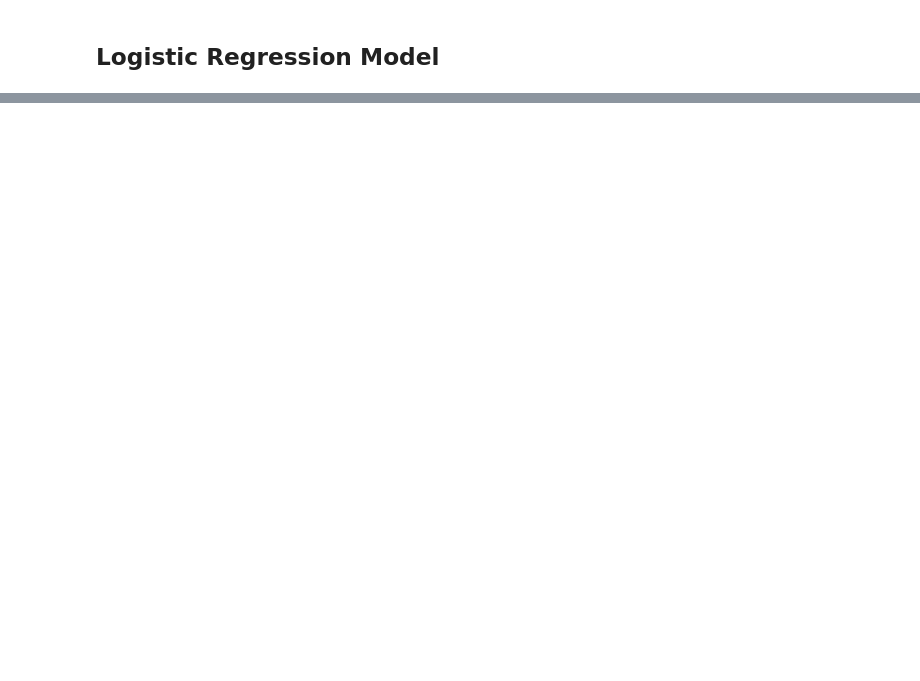
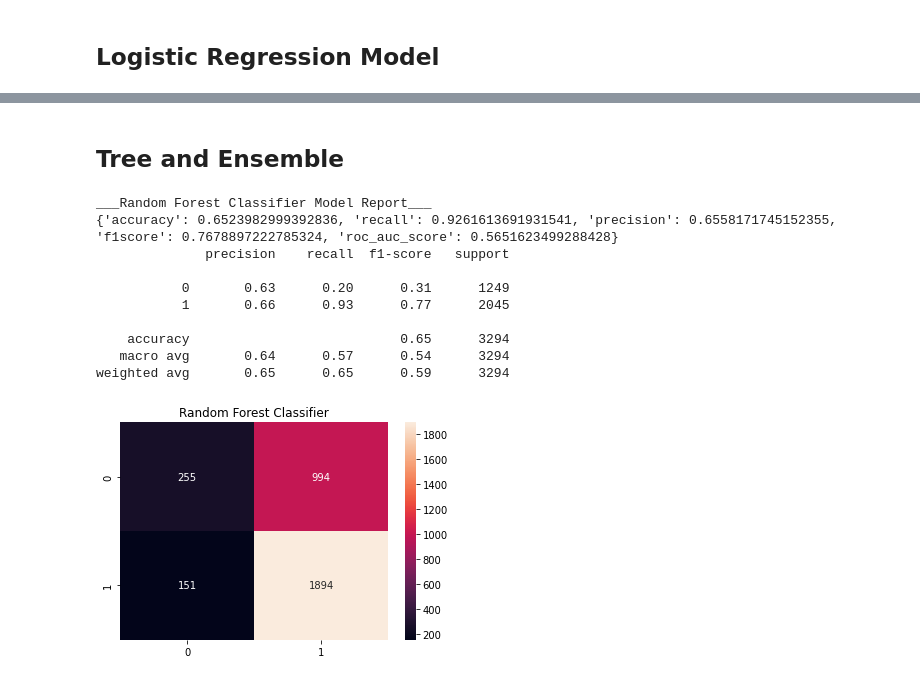
Before and after one commit to Ducthinh2603/IBM_Machine_Learning_Spec, a Jupyter notebook: Course_3_SML_Classification/6. Assignment/covid19_course2.ipynb, the cells around one changed output, grey strips where cells are left out. Saved outputs shown, nothing was run; the diff lists cells and outputs as text; code cells hidden in the pictures; blank space fills up the shorter version.

```diff
--- a/Course_3_SML_Classification/6. Assignment/covid19_course2.ipynb
+++ b/Course_3_SML_Classification/6. Assignment/covid19_course2.ipynb
@@ -301,0 +313,20 @@ svc_model = general_report(model=svc, name="Support Vector Machine", param_grid=
+# %% [markdown]
+## Tree and Ensemble
+# %%
+random_forest = RandomForestClassifier()
+param_grid = {'n_estimators': [2*n+1 for n in range(20)],
+             'max_depth' : [2*n+1 for n in range(10) ],
+             'max_features':["auto", "sqrt", "log2"]}
+rf_model = general_report(model=random_forest, name= "Random Forest Classifier", param_grid=param_grid)
+# %% [output]
+___Random Forest Classifier Model Report___
+{'accuracy': 0.6523982999392836, 'recall': 0.9261613691931541, 'precision': 0.6558171745152355, 'f1score': 0.7678897222785324, 'roc_auc_score': 0.5651623499288428}
+              precision    recall  f1-score   support
+
+           0       0.63      0.20      0.31      1249
+           1       0.66      0.93      0.77      2045
+
+    accuracy                           0.65      3294
+   macro avg       0.64      0.57      0.54      3294
+weighted avg       0.65      0.65      0.59      3294
+[figure, added]
```
Also changed, not shown: parts of 25 cells of this notebook, 2 other files.
